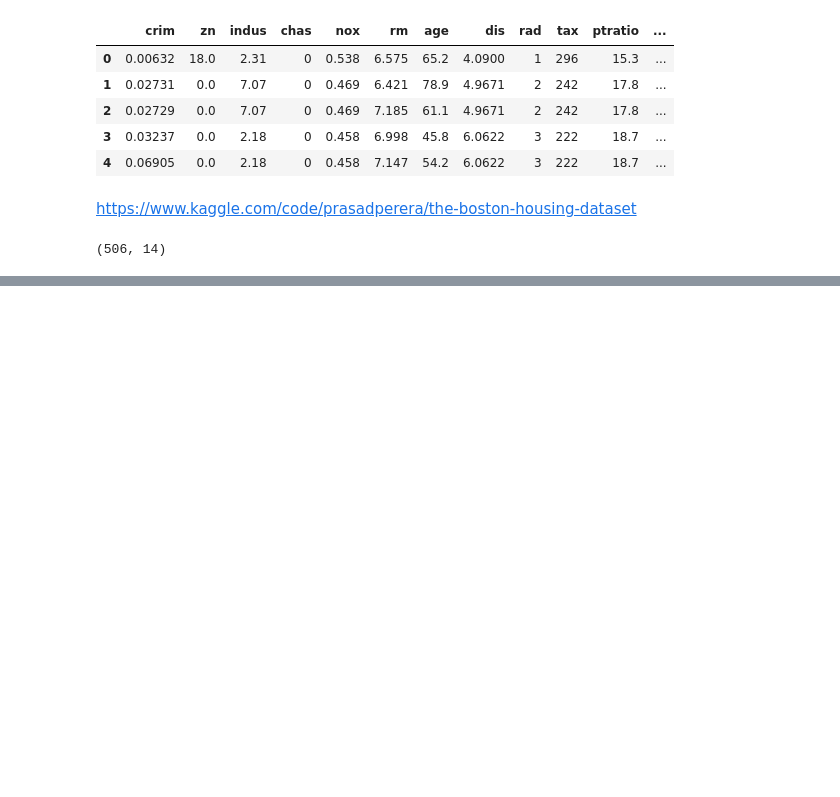
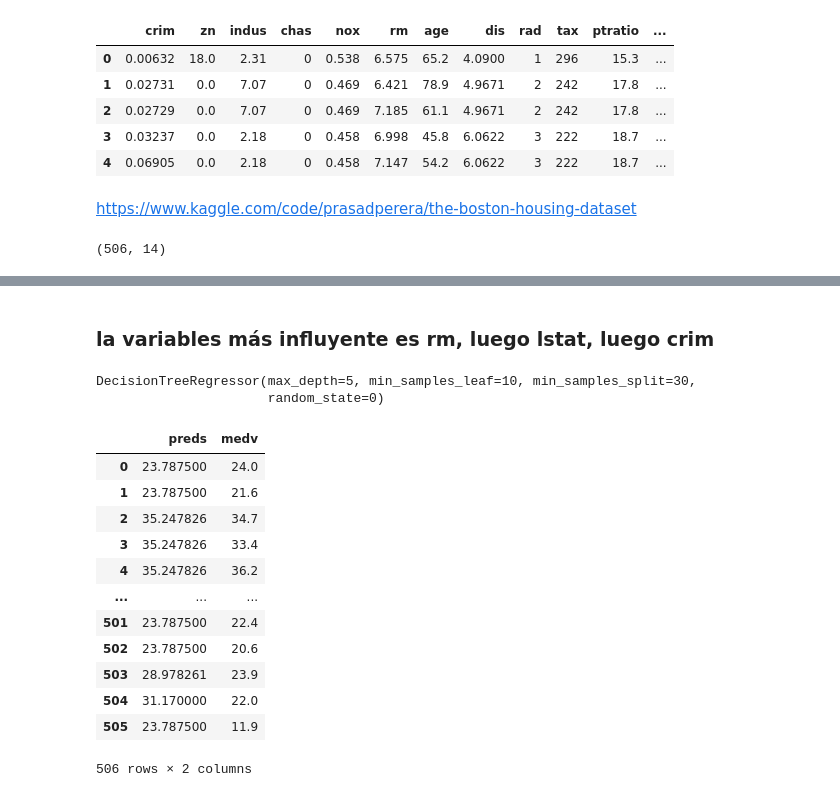
Before and after one commit to Chefi/python-ml-course, a Jupyter notebook: notebooks/Arboles de Decision Mi Notebook.ipynb, the cells around one changed output, grey strips where cells are left out. Drawn from its saved outputs; the diff is of its cells as text; code cells hidden in the pictures; blank space fills up the shorter version.

```diff
--- a/notebooks/Arboles de Decision Mi Notebook.ipynb
+++ b/notebooks/Arboles de Decision Mi Notebook.ipynb
@@ -253,0 +373,11 @@ Y = data[target]
+# %% [markdown]
+### la variables más influyente es rm, luego lstat, luego crim
+# %%
+regtree = DecisionTreeRegressor(min_samples_split=30, max_depth=5, min_samples_leaf=10, random_state=0)
+# %%
+regtree.fit(X,Y)
+# %% [output]
+DecisionTreeRegressor(max_depth=5, min_samples_leaf=10, min_samples_split=30,
+                      random_state=0)
+# %%
+preds = regtree.predict(data[predictors])
@@ -253,0 +386,16 @@ Y = data[target]
+# %%
+data[["preds", "medv"]]
+# %% [output]
+|  | preds | medv |
+| 0 | 23.787500 | 24.0 |
+| 1 | 23.787500 | 21.6 |
+| 2 | 35.247826 | 34.7 |
+| 3 | 35.247826 | 33.4 |
+| 4 | 35.247826 | 36.2 |
+| ... | ... | ... |
+| 501 | 23.787500 | 22.4 |
+| 502 | 23.787500 | 20.6 |
+| 503 | 28.978261 | 23.9 |
+| 504 | 31.170000 | 22.0 |
+| 505 | 23.787500 | 11.9 |
+506 rows × 2 columns
```
Also changed, not shown: parts of 46 cells of this notebook, 1 other file.
